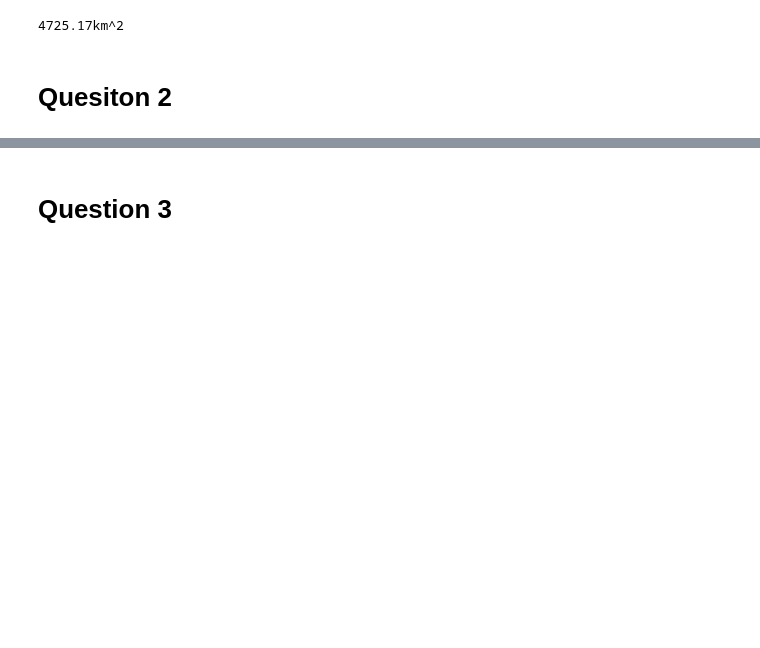
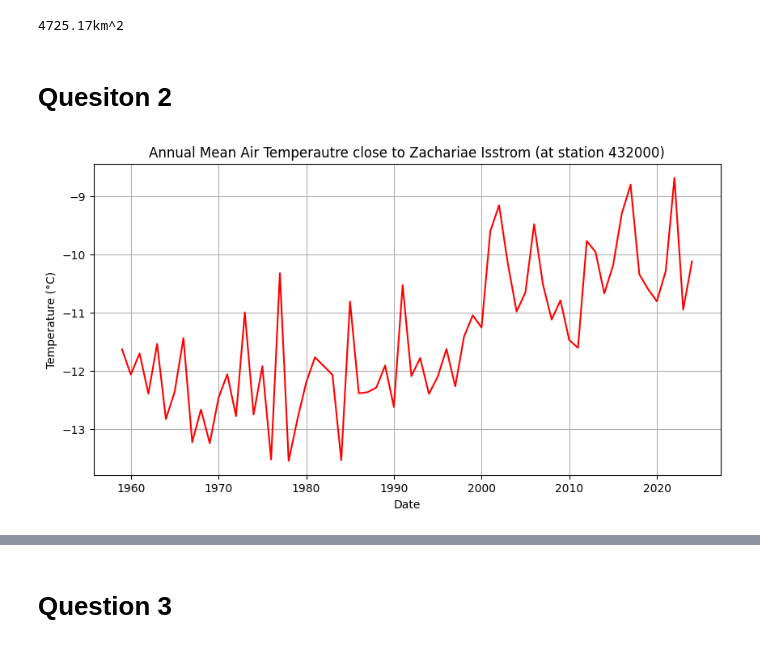
Before and after one commit to joelbarron06/ESDA2_Project, a Jupyter notebook: project_code.ipynb, the cells around one changed output, grey strips where cells are left out. Cells and saved outputs as stored; diff of their text form; code cells hidden in the pictures; blank space fills up the shorter version.

```diff
--- a/project_code.ipynb
+++ b/project_code.ipynb
@@ -978,3 +994,31 @@ print(f"{sum_areas.iloc[0] - sum_areas.iloc[-1]:.2f}km^2")
 4725.17km^2
 # %% [markdown]
 # Quesiton 2
+# %%
+# annual mean airtemp close to glacier of choice
+# choose glacier
+GLACIER = 'Zachariae Isstrom'
+
+# find closest station
+target_location = (glacier_locations[GLACIER]['lat'], glacier_locations[GLACIER]['lon'])
+station_number = pick_closest_airtemp(station_details, target_location)
+airtemp_data = metdata[str(station_number)]
+
+# get robust yearly averages (full yearly data)
+airtemp_data_r = airtemp_data[~airtemp_data['airtemp'].isna()]
+mpy = airtemp_data_r.groupby(airtemp_data_r.index.year).apply(lambda x: x.index.month.nunique())
+vy = mpy[mpy == 12].index
+airtemp_data_r = airtemp_data_r[airtemp_data_r.index.year.isin(vy)]
+
+yearly_airtemp = airtemp_data_r.resample('YE').mean().dropna()
+
+
+plt.figure(figsize=(10,5))
+plt.plot(yearly_airtemp, color='red')
+plt.title(f'Annual Mean Air Temperautre close to {GLACIER} (at station {station_number})')
+plt.ylabel('Temperature (°C)')
+plt.xlabel('Date')
+plt.grid()
+plt.show()
+# %% [output]
+[figure, added]
```
Also changed, not shown: parts of 4 cells of this notebook.
